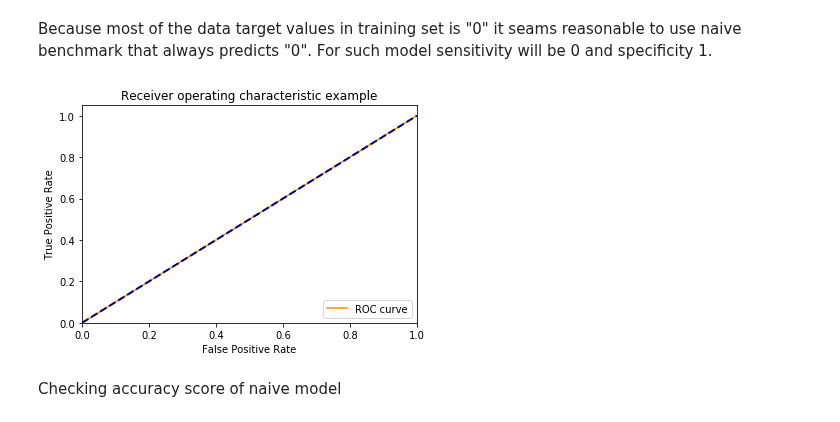
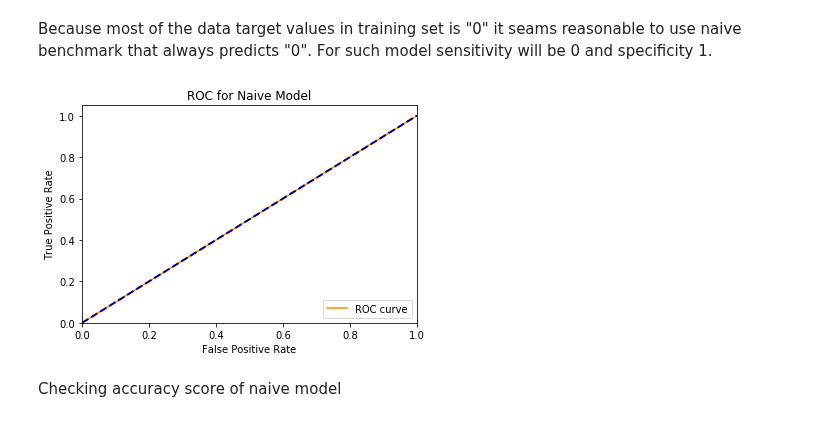
Before and after one commit to ASzwarc/HomeCreditDefaultRisk, a Jupyter notebook: HomeCreditDefaultRisk_Solution.ipynb, the cells around one changed output. Cells and saved outputs as stored; diff of their text form; code cells hidden in the pictures.

Commit message:
Logistic Regression Model - plotting ROC, not working

```diff
--- a/HomeCreditDefaultRisk_Solution.ipynb
+++ b/HomeCreditDefaultRisk_Solution.ipynb
@@ -720,6 +720,19 @@ Target shape 307510, train data shape 307510
 ### Benchmark Model
 # %% [markdown]
 Because most of the data target values in training set is "0" it seams reasonable to use naive benchmark that always predicts "0". For such model sensitivity will be 0 and specificity 1.
+# %%
+def plot_roc_curve_for_model(true_values, predictions, plot_title):
+    fpr, tpr, thresholds = roc_curve(true_values, predictions)
+    plt.figure()
+    plt.plot(fpr, tpr, color='darkorange', label='ROC curve')
+    plt.plot([0, 1], [0, 1], color='navy',lw=2, linestyle='--')
+    plt.xlim([0.0, 1.0])
+    plt.ylim([0.0, 1.05])
+    plt.xlabel('False Positive Rate')
+    plt.ylabel('True Positive Rate')
+    plt.title(plot_title)
+    plt.legend(loc="lower right")
+    plt.show()
 # %%
 y_true = train_labels
 y_naive_prediction = np.zeros((y_true.shape[0],), dtype=int)
@@ -727,16 +739,7 @@ fpr, tpr, thresholds = roc_curve(y_true, y_naive_prediction)
-# %%
-plt.figure()
-plt.plot(fpr, tpr, color='darkorange', label='ROC curve')
-plt.plot([0, 1], [0, 1], color='navy',lw=2, linestyle='--')
-plt.xlim([0.0, 1.0])
-plt.ylim([0.0, 1.05])
-plt.xlabel('False Positive Rate')
-plt.ylabel('True Positive Rate')
-plt.title('Receiver operating characteristic example')
-plt.legend(loc="lower right")
-plt.show()
-# %% [output]
-[figure, removed]
+# %%
+plot_roc_curve_for_model(y_true, y_naive_prediction, "ROC for Naive Model")
+# %% [output]
+[figure, added]
 # %% [markdown]
 Checking accuracy score of naive model
 # %%
```
Also changed, not shown: parts of 2 cells of this notebook.
